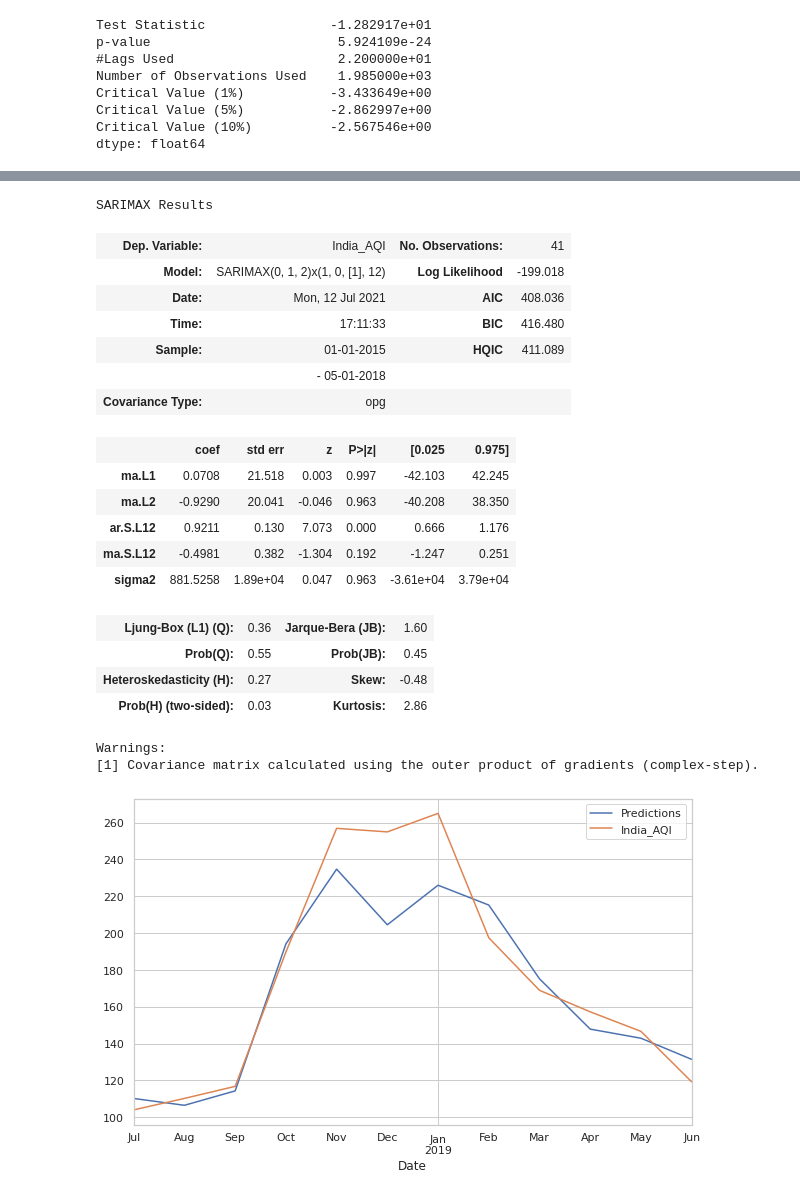
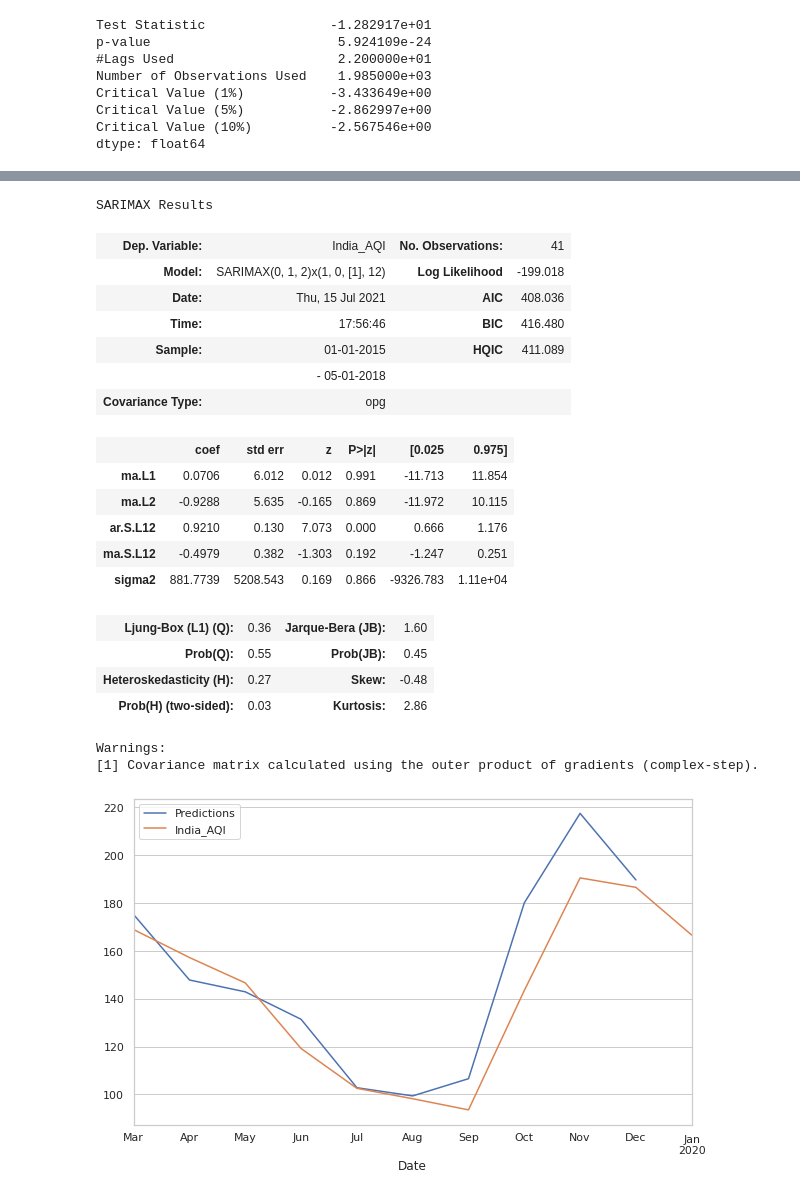
Before and after one commit to Aishwarya-Sarkar/Analysing-and-Forecasting-India-s-AQI, a Jupyter notebook: Time series analysis + Forecasting.ipynb, the cells around one changed output, grey strips where cells are left out. Cells and saved outputs as stored; diff of their text form; code cells hidden in the pictures.

```diff
--- a/Time series analysis + Forecasting.ipynb
+++ b/Time series analysis + Forecasting.ipynb
@@ -195,28 +195,30 @@ Warnings:
 [1] Covariance matrix calculated using the outer product of gradients (complex-step).
 # %%
 #dividing into train and test:
-train=cities['India_AQI'][:41]
-test=cities['India_AQI'][42:54]
+train_data=cities['India_AQI'][12:50]
+test_data=cities['India_AQI'][50:60]
 
-# Forming the model:
+#Building the model:
 model=SARIMAX(train,order=(0,1,2),seasonal_order=(1,0,1,12),)
 results=model.fit()
 results.summary()
+
+#cities['India_AQI'][50:62]
 # %% [output]
 SARIMAX Results
 | Dep. Variable: | India_AQI | No. Observations: | 41 |
 | Model: | SARIMAX(0, 1, 2)x(1, 0, [1], 12) | Log Likelihood | -199.018 |
-| Date: | Mon, 12 Jul 2021 | AIC | 408.036 |
-| Time: | 17:11:33 | BIC | 416.480 |
+| Date: | Thu, 15 Jul 2021 | AIC | 408.036 |
+| Time: | 17:56:46 | BIC | 416.480 |
 | Sample: | 01-01-2015 | HQIC | 411.089 |
 |  | - 05-01-2018 |  |  |
 | Covariance Type: | opg |  |  |
 |  | coef | std err | z | P>|z| | [0.025 | 0.975] |
-| ma.L1 | 0.0708 | 21.518 | 0.003 | 0.997 | -42.103 | 42.245 |
-| ma.L2 | -0.9290 | 20.041 | -0.046 | 0.963 | -40.208 | 38.350 |
-| ar.S.L12 | 0.9211 | 0.130 | 7.073 | 0.000 | 0.666 | 1.176 |
-| ma.S.L12 | -0.4981 | 0.382 | -1.304 | 0.192 | -1.247 | 0.251 |
-| sigma2 | 881.5258 | 1.89e+04 | 0.047 | 0.963 | -3.61e+04 | 3.79e+04 |
+| ma.L1 | 0.0706 | 6.012 | 0.012 | 0.991 | -11.713 | 11.854 |
+| ma.L2 | -0.9288 | 5.635 | -0.165 | 0.869 | -11.972 | 10.115 |
+| ar.S.L12 | 0.9210 | 0.130 | 7.073 | 0.000 | 0.666 | 1.176 |
+| ma.S.L12 | -0.4979 | 0.382 | -1.303 | 0.192 | -1.247 | 0.251 |
+| sigma2 | 881.7739 | 5208.543 | 0.169 | 0.866 | -9326.783 | 1.11e+04 |
 | Ljung-Box (L1) (Q): | 0.36 | Jarque-Bera (JB): | 1.60 |
 | Prob(Q): | 0.55 | Prob(JB): | 0.45 |
 | Heteroskedasticity (H): | 0.27 | Skew: | -0.48 |
@@ -224,8 +226,8 @@ SARIMAX Results
 Warnings:
 [1] Covariance matrix calculated using the outer product of gradients (complex-step).
 # %%
-predictions = results.predict(start=42, end=53, typ='levels').rename('Predictions')
+predictions = results.predict(start=50, end=59, typ='levels').rename('Predictions')
 predictions.plot(legend=True)
-test.plot(legend=True);
+test_data.plot(legend=True);
 # %% [output]
-[figure, old version]
+[figure, new version]
```
Also changed, not shown: parts of 3 cells of this notebook.
